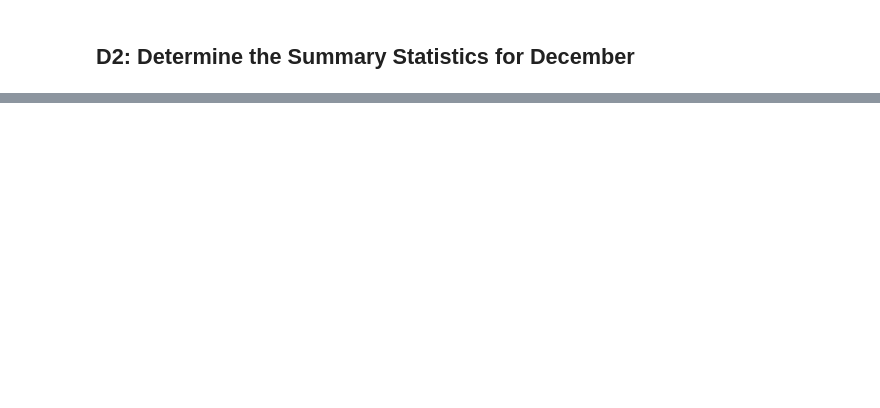
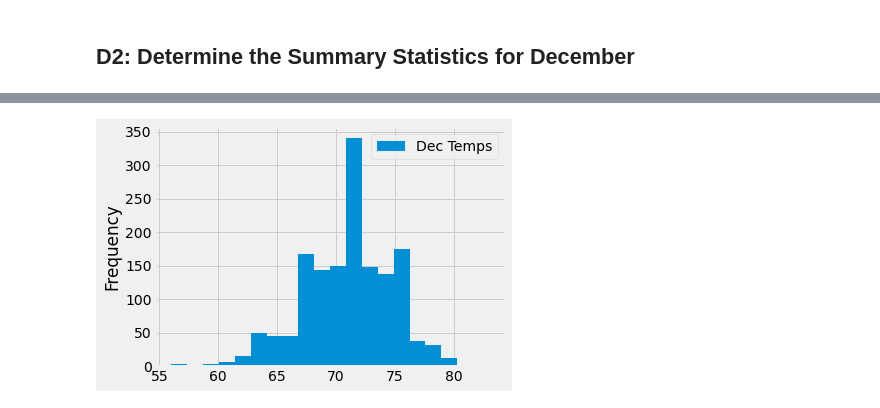
Before and after one commit to echoqshen/surfs_up, a Jupyter notebook: SurfsUp_Challenge.ipynb, the cells around one changed output, grey strips where cells are left out. Drawn from its saved outputs; the diff is of its cells as text; code cells hidden in the pictures; blank space fills up the shorter version.

```diff
--- a/SurfsUp_Challenge.ipynb
+++ b/SurfsUp_Challenge.ipynb
@@ -106,0 +133,5 @@ df.describe()
+# %%
+Dec_df.plot.hist(bins=20)
+plt.tight_layout()
+# %% [output]
+[figure, added]
```
Also changed, not shown: parts of 11 cells of this notebook.
